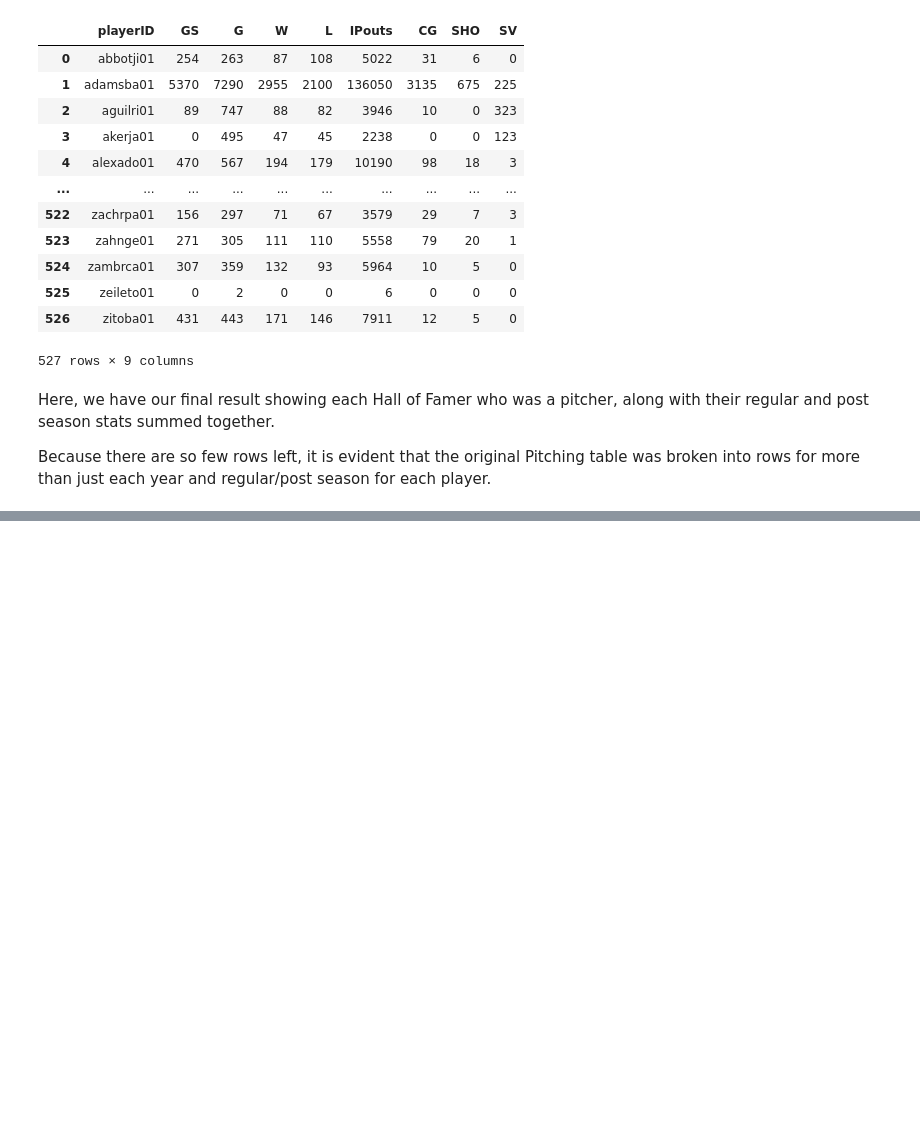
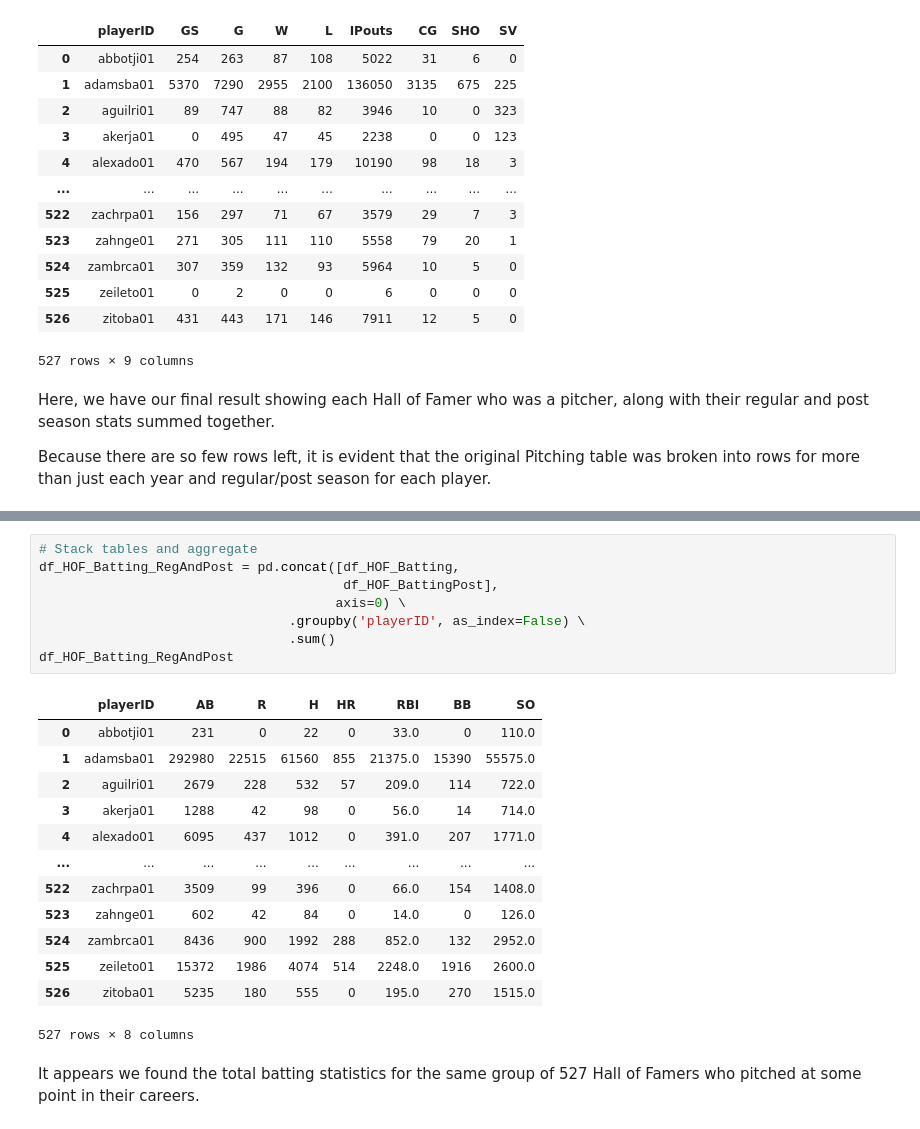
Before and after one commit to trevorlillywhite/HW6_ST554_TrevorLillywhite, a Jupyter notebook: Homework_6_ST_554_Trevor_Lillywhite.ipynb, the cells around one changed output, grey strips where cells are left out. Drawn from its saved outputs; the diff is of its cells as text; blank space fills up the shorter version.

```diff
--- a/Homework_6_ST_554_Trevor_Lillywhite.ipynb
+++ b/Homework_6_ST_554_Trevor_Lillywhite.ipynb
@@ -214,0 +274,24 @@ Because there are so few rows left, it is evident that the original Pitching tab
+# %%
+# Stack tables and aggregate
+df_HOF_Batting_RegAndPost = pd.concat([df_HOF_Batting,
+                                       df_HOF_BattingPost],
+                                      axis=0) \
+                                .groupby('playerID', as_index=False) \
+                                .sum()
+df_HOF_Batting_RegAndPost
+# %% [output]
+|  | playerID | AB | R | H | HR | RBI | BB | SO |
+| 0 | abbotji01 | 231 | 0 | 22 | 0 | 33.0 | 0 | 110.0 |
+| 1 | adamsba01 | 292980 | 22515 | 61560 | 855 | 21375.0 | 15390 | 55575.0 |
+| 2 | aguilri01 | 2679 | 228 | 532 | 57 | 209.0 | 114 | 722.0 |
+| 3 | akerja01 | 1288 | 42 | 98 | 0 | 56.0 | 14 | 714.0 |
+| 4 | alexado01 | 6095 | 437 | 1012 | 0 | 391.0 | 207 | 1771.0 |
+| ... | ... | ... | ... | ... | ... | ... | ... | ... |
+| 522 | zachrpa01 | 3509 | 99 | 396 | 0 | 66.0 | 154 | 1408.0 |
+| 523 | zahnge01 | 602 | 42 | 84 | 0 | 14.0 | 0 | 126.0 |
+| 524 | zambrca01 | 8436 | 900 | 1992 | 288 | 852.0 | 132 | 2952.0 |
+| 525 | zeileto01 | 15372 | 1986 | 4074 | 514 | 2248.0 | 1916 | 2600.0 |
+| 526 | zitoba01 | 5235 | 180 | 555 | 0 | 195.0 | 270 | 1515.0 |
+527 rows × 8 columns
+# %% [markdown]
+It appears we found the total batting statistics for the same group of 527 Hall of Famers who pitched at some point in their careers.
```
Also changed, not shown: parts of 4 cells of this notebook.
